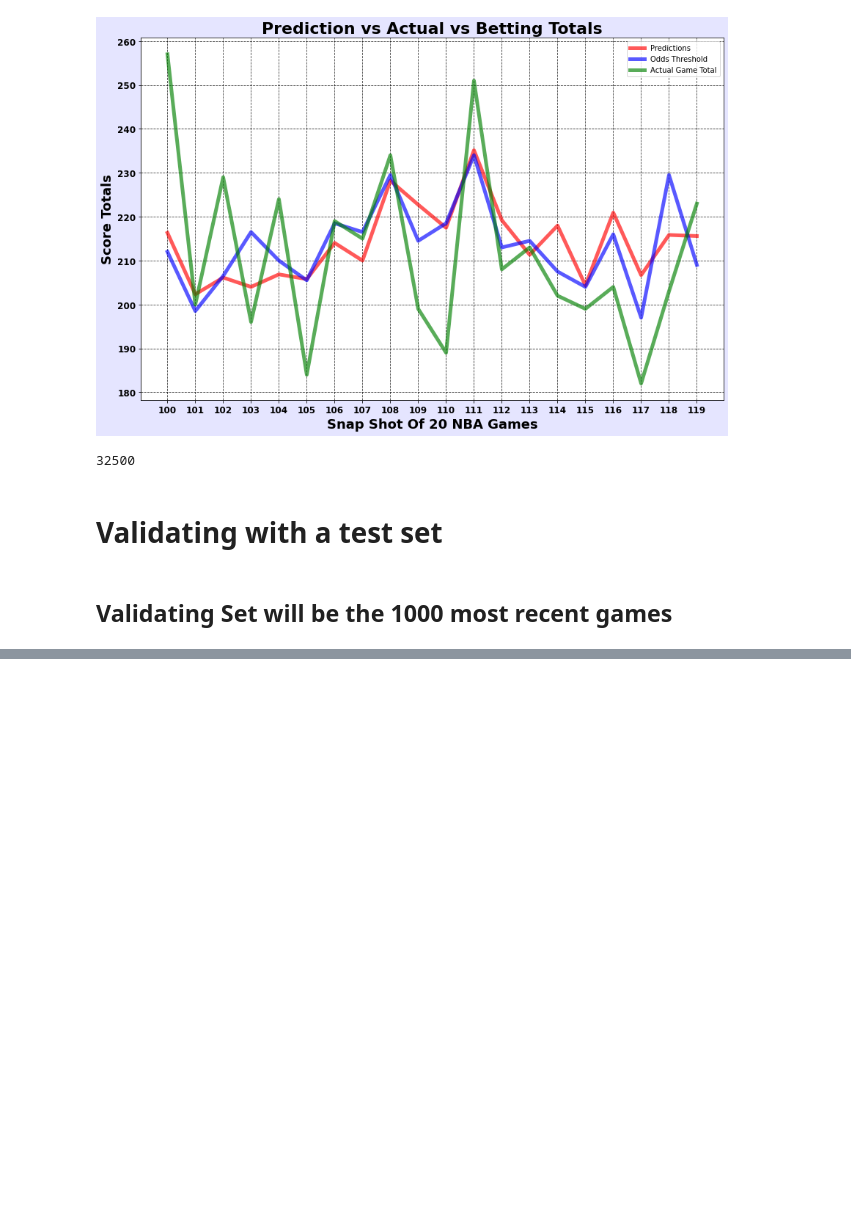
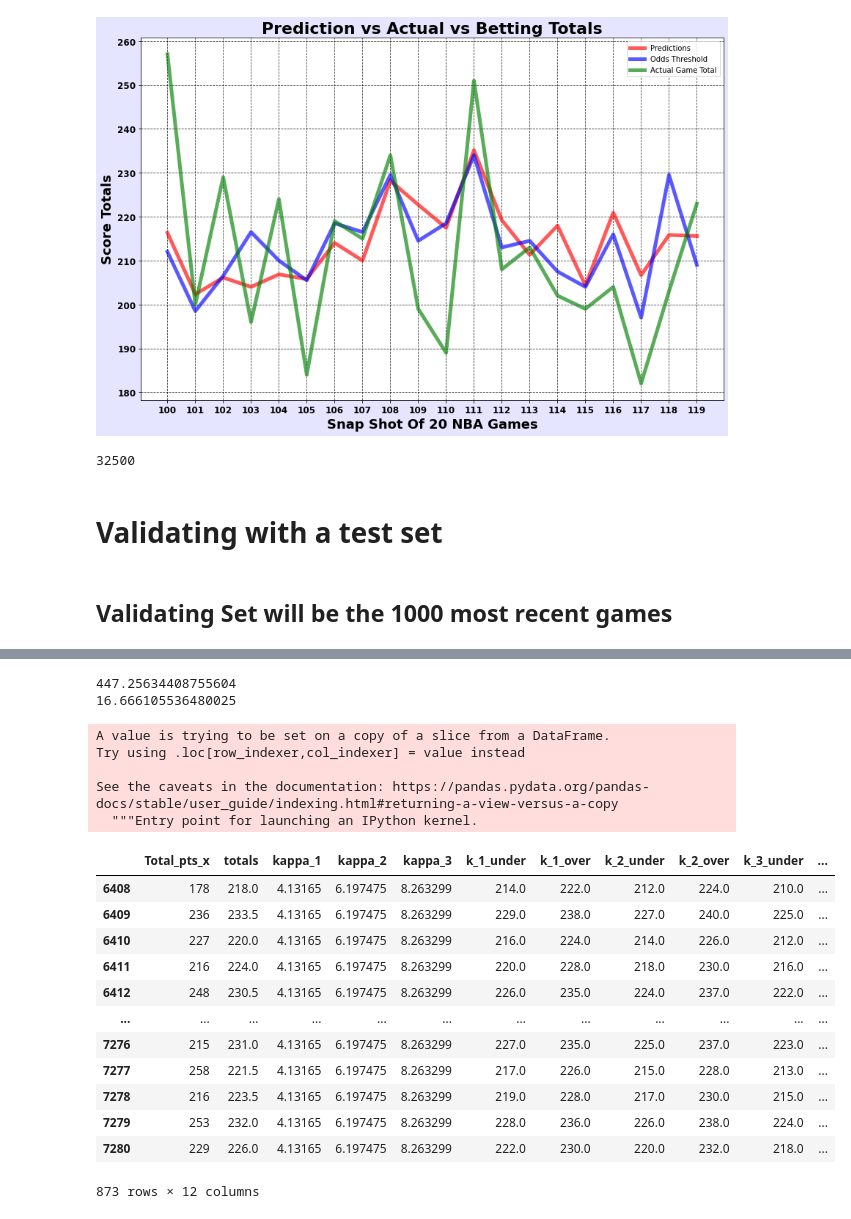
Before and after one commit to amoss038/Over_under, a Jupyter notebook: ml_models_playground.ipynb, the cells around one changed output, grey strips where cells are left out. Cells and saved outputs as stored; diff of their text form; code cells hidden in the pictures; blank space fills up the shorter version.

```diff
--- a/ml_models_playground.ipynb
+++ b/ml_models_playground.ipynb
@@ -822,0 +1056,45 @@ x_scaled_val = scaler.fit_transform(X_val)
+# %%
+regr = AdaBoostRegressor(random_state=0, n_estimators=100)
+regr.fit(x_scaled_temp, y_temp)
+y_pred_ada = regr.predict(x_scaled_val)
+print (rmse_error(y_pred_ada, y_val))
+print (mean_absolute_error(y_pred_ada, y_val))
+# %% [output]
+447.25634408755604
+16.666105536480025
+# %%
+#creating the play DF from y_test because y_test maintains the same index as the original
+#DF so that we can combine with the original DF to compare the Kappas to the games the y test refers to
+to_combine_test = pd.DataFrame(y_val)
+
+
+#Creating new_df, which is the original df merged on index with the play DF
+test_df = pd.merge(to_combine_test, validating_model, left_index=True, right_index=True)
+
+#creating the compare test to go into the Kappa function
+compare_test = test_df[['Total_pts_x','totals', 'kappa_1', 'kappa_2', 'kappa_3',
+       'k_1_under', 'k_1_over', 'k_2_under', 'k_2_over', 'k_3_under',
+       'k_3_over']]
+# %%
+compare_test['predicted'] = y_pred_test
+
+compare_test
+# %% [output]
+A value is trying to be set on a copy of a slice from a DataFrame.
+Try using .loc[row_indexer,col_indexer] = value instead
+
+See the caveats in the documentation: https://pandas.pydata.org/pandas-docs/stable/user_guide/indexing.html#returning-a-view-versus-a-copy
+  """Entry point for launching an IPython kernel.
+|  | Total_pts_x | totals | kappa_1 | kappa_2 | kappa_3 | k_1_under | k_1_over | k_2_under | k_2_over | k_3_under | ... |
+| 6408 | 178 | 218.0 | 4.13165 | 6.197475 | 8.263299 | 214.0 | 222.0 | 212.0 | 224.0 | 210.0 | ... |
+| 6409 | 236 | 233.5 | 4.13165 | 6.197475 | 8.263299 | 229.0 | 238.0 | 227.0 | 240.0 | 225.0 | ... |
+| 6410 | 227 | 220.0 | 4.13165 | 6.197475 | 8.263299 | 216.0 | 224.0 | 214.0 | 226.0 | 212.0 | ... |
+| 6411 | 216 | 224.0 | 4.13165 | 6.197475 | 8.263299 | 220.0 | 228.0 | 218.0 | 230.0 | 216.0 | ... |
+| 6412 | 248 | 230.5 | 4.13165 | 6.197475 | 8.263299 | 226.0 | 235.0 | 224.0 | 237.0 | 222.0 | ... |
+| ... | ... | ... | ... | ... | ... | ... | ... | ... | ... | ... | ... |
+| 7276 | 215 | 231.0 | 4.13165 | 6.197475 | 8.263299 | 227.0 | 235.0 | 225.0 | 237.0 | 223.0 | ... |
+| 7277 | 258 | 221.5 | 4.13165 | 6.197475 | 8.263299 | 217.0 | 226.0 | 215.0 | 228.0 | 213.0 | ... |
+| 7278 | 216 | 223.5 | 4.13165 | 6.197475 | 8.263299 | 219.0 | 228.0 | 217.0 | 230.0 | 215.0 | ... |
+| 7279 | 253 | 232.0 | 4.13165 | 6.197475 | 8.263299 | 228.0 | 236.0 | 226.0 | 238.0 | 224.0 | ... |
+| 7280 | 229 | 226.0 | 4.13165 | 6.197475 | 8.263299 | 222.0 | 230.0 | 220.0 | 232.0 | 218.0 | ... |
+873 rows × 12 columns
```
Also changed, not shown: parts of 19 cells of this notebook, 6 other files.
